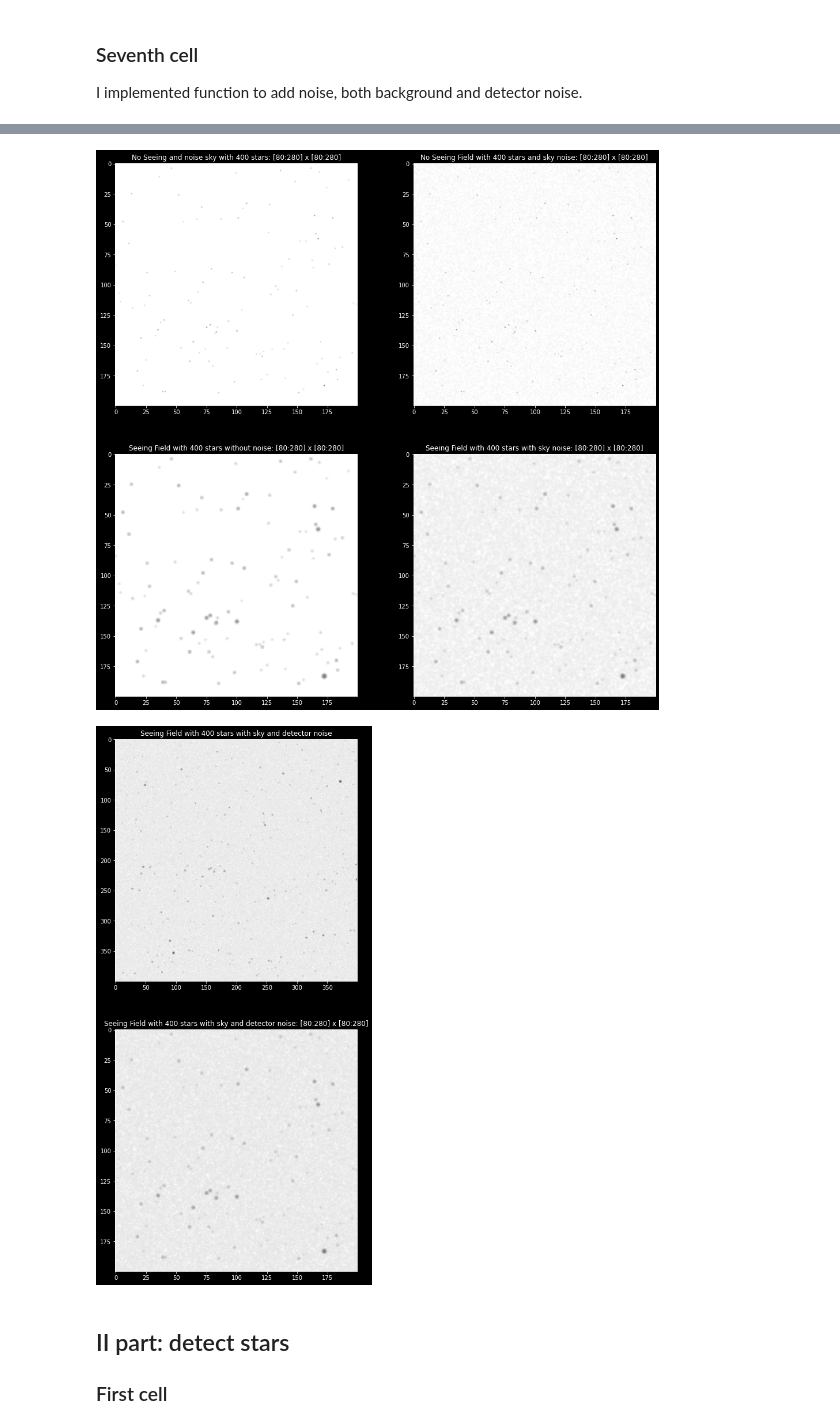
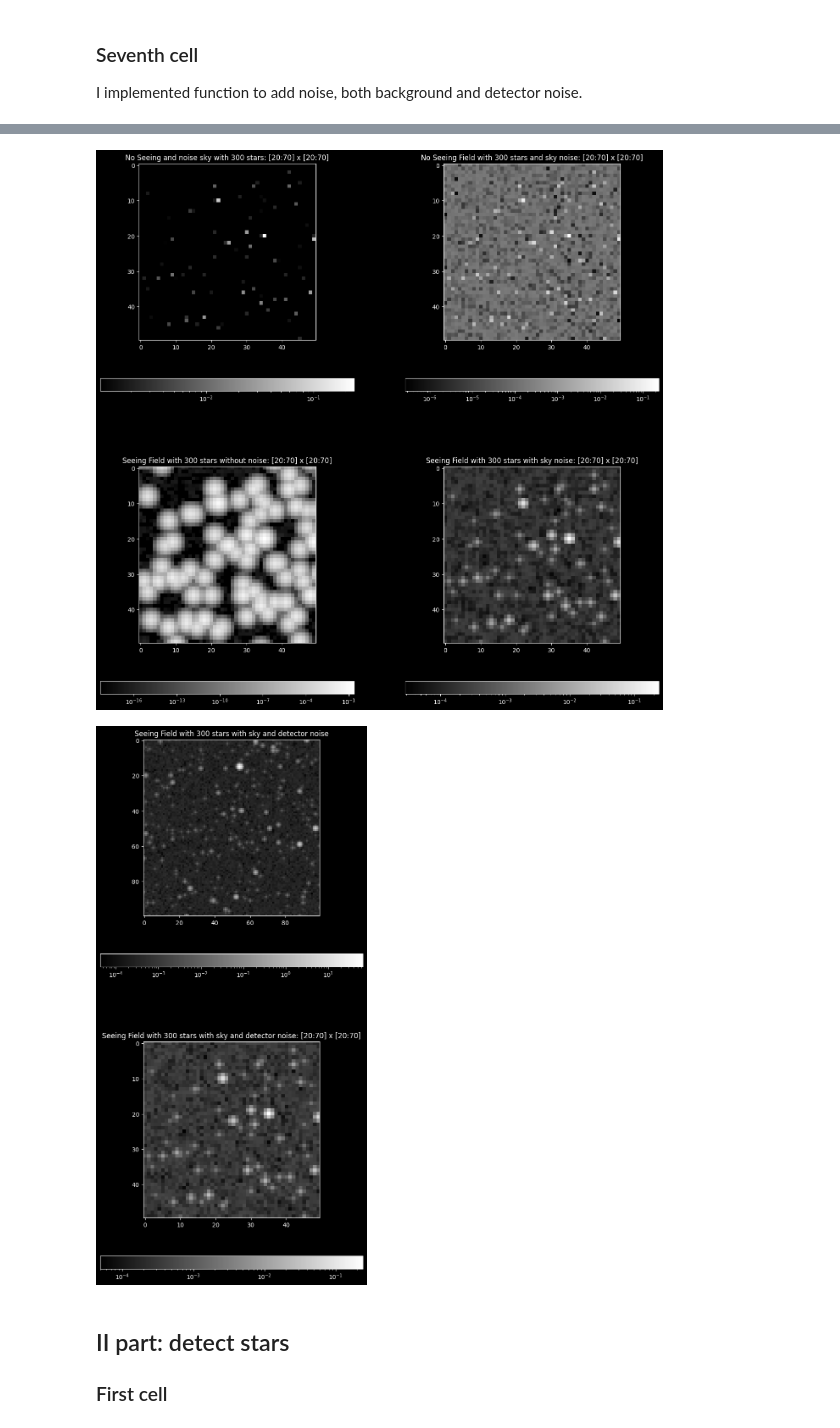
Before and after one commit to 00-berni/proj_2, a Jupyter notebook: notebook/implementation_notebook.ipynb, the cells around one changed output, grey strips where cells are left out. Cells and saved outputs as stored; diff of their text form; code cells hidden in the pictures.

```diff
--- a/notebook/implementation_notebook.ipynb
+++ b/notebook/implementation_notebook.ipynb
@@ -23,9 +23,9 @@ from scipy.signal import fftconvolve
 import os
 
 # dimension of the matrix
-N = int(4e2+1)
+N = int(1e2+1)
 # number of stars
-M = int(4e2)
+M = int(3e2)
 
 ## Set parameters
 alpha = 2
@@ -35,13 +35,13 @@ m_min = 0.1; m_max = 20
 # Initial Mass Function
 IMF = lambda m : m**(-alpha)
 # def IMF(m):
-# 	if(m >= 0.01 and m < 0.08):
-# 		a = -0.3
-# 	elif(m >= 0.08 and m < 0.5 ):
-# 		a = -1.3
-# 	else:
-# 		a = -2.3
-# 	return m**a
+#     if(m >= 0.01 and m < 0.08):
+#         a = -0.3
+#     elif(m >= 0.08 and m < 0.5 ):
+#         a = -1.3
+#     else:
+#         a = -2.3
+#     return m**a
 IMF_min = IMF(0.1); IMF_max = IMF(20)
 
 print(f'IMF for smallest and biggest stars:\nM\t\tIMF\n0.1 Msun\t{IMF_min}\n20  Msun\t{IMF_max}')
@@ -353,15 +382,15 @@ I implemented function to add noise, both background and detector noise.
 #   It generates a [N,N,3] matrix of noise, using
 #   an arbitrary value n (set to 2 * 10**-4) times
 #   a random value in [0,1]
-#	param	n	value of noise, set to 2e-4
-#	param	dim	dimension of the field. Set to N
+#    param    n    value of noise, set to 2e-4
+#    param    dim    dimension of the field. Set to N
 #
-#	return	Noise	[dim,dim] matrix of noise
+#    return    Noise    [dim,dim] matrix of noise
 def noise(n = 2e-4,dim=N):
-	np.random.seed()
-	# random multiplicative [N,N] matrix
-	N0 = np.random.random((dim,dim))*n
-	return N0
+    np.random.seed()
+    # random multiplicative [N,N] matrix
+    N0 = np.random.random((dim,dim))*n
+    return N0
 
 
 # generation of the field and the stars
@@ -377,47 +406,47 @@ fig3, (img_field_tot, img_zoom_tot) = plt.subplots(2,1,figsize=(8,17))
 
 #  0 : positive image
 # -1 : negative image
-v = -1
+v = 0
 
-field_image(img_field,F,v)
+field_image(fig1, img_field,F,v)
 #img_field.imshow(1-F)
 img_field.title.set_text(f'No Seeing and noise sky with {M} stars')
-field_image(img_zoom,F,v,[inf,sup])
+field_image(fig2, img_zoom,F,v,[inf,sup])
 #img_zoom.imshow(1-F[inf:sup,inf:sup,:])
 img_zoom.title.set_text(f'No Seeing and noise sky with {M} stars: [{inf}:{sup}] x [{inf}:{sup}]')
 
 
-field_image(img_field_noise,F_n,v)
+field_image(fig1, img_field_noise,F_n,v)
 #img_field_noise.imshow(1-F_n)
 img_field_noise.title.set_text(f'No Seeing Field with {M} stars and sky noise')
-field_image(img_zoom_noise,F_n,v,[inf,sup])
+field_image(fig2, img_zoom_noise,F_n,v,[inf,sup])
 #img_zoom_noise.imshow(1-F_n[inf:sup,inf:sup,:])
 img_zoom_noise.title.set_text(f'No Seeing Field with {M} stars and sky noise: [{inf}:{sup}] x [{inf}:{sup}]')
 
 # generate atmosferic seeing image without sky noise
 F_s = atm_seeing(F)
-field_image(img_field_seeing,F_s,v)
+field_image(fig1, img_field_seeing,F_s,v)
 #img_field_seeing.imshow(1-F_s)
 img_field_seeing.title.set_text(f'Seeing Field with {M} stars without noise')
-field_image(img_zoom_seeing,F_s,v,[inf,sup])
+field_image(fig2, img_zoom_seeing,F_s,v,[inf,sup])
 #img_zoom_seeing.imshow(1-F_s[inf:sup,inf:sup,:])
 img_zoom_seeing.title.set_text(f'Seeing Field with {M} stars without noise: [{inf}:{sup}] x [{inf}:{sup}]')
 
 # generate atmosferic seeing image with sky noise
 F_sn = atm_seeing(F_n)
-field_image(img_field_snoise,F_sn,v)
+field_image(fig1, img_field_snoise,F_sn,v)
 #img_field_snoise.imshow(1-F_sn)
 img_field_snoise.title.set_text(f'Seeing Field with {M} stars with sky noise')
-field_image(img_zoom_snoise,F_sn,v,[inf,sup])
+field_image(fig2, img_zoom_snoise,F_sn,v,[inf,sup])
 #img_zoom_snoise.imshow(1-F_sn[inf:sup,inf:sup,:])
 img_zoom_snoise.title.set_text(f'Seeing Field with {M} stars with sky noise: [{inf}:{sup}] x [{inf}:{sup}]')
 
 # add detector noise, set to 3e-4 (> than background one)
 F_sn += noise(3e-4)
-field_image(img_field_tot,F_sn,v)
+field_image(fig3, img_field_tot,F_sn,v)
 #img_field_tot.imshow(1-F_sn)
 img_field_tot.title.set_text(f'Seeing Field with {M} stars with sky and detector noise')
-field_image(img_zoom_tot,F_sn,v,[inf,sup])
+field_image(fig3, img_zoom_tot,F_sn,v,[inf,sup])
 #img_zoom_tot.imshow(1-F_sn[inf:sup,inf:sup,:])
 img_zoom_tot.title.set_text(f'Seeing Field with {M} stars with sky and detector noise: [{inf}:{sup}] x [{inf}:{sup}]')
 
@@ -432,5 +461,5 @@ plt.show()
-[figure, old version]
+[figure, new version]
-[figure, old version]
+[figure, new version]
 # %% [markdown]
 ## II part: detect stars
 ### First cell
```
Also changed, not shown: parts of 7 cells of this notebook, 5 other files.
